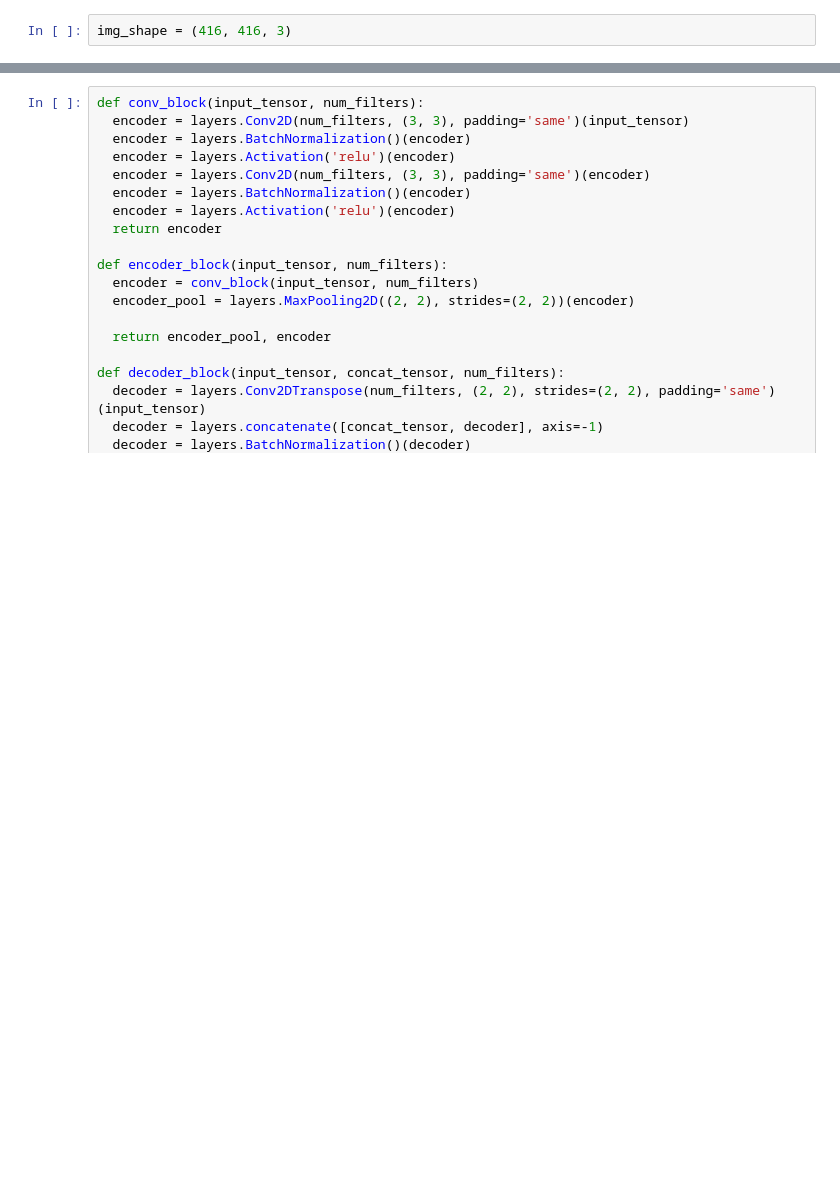
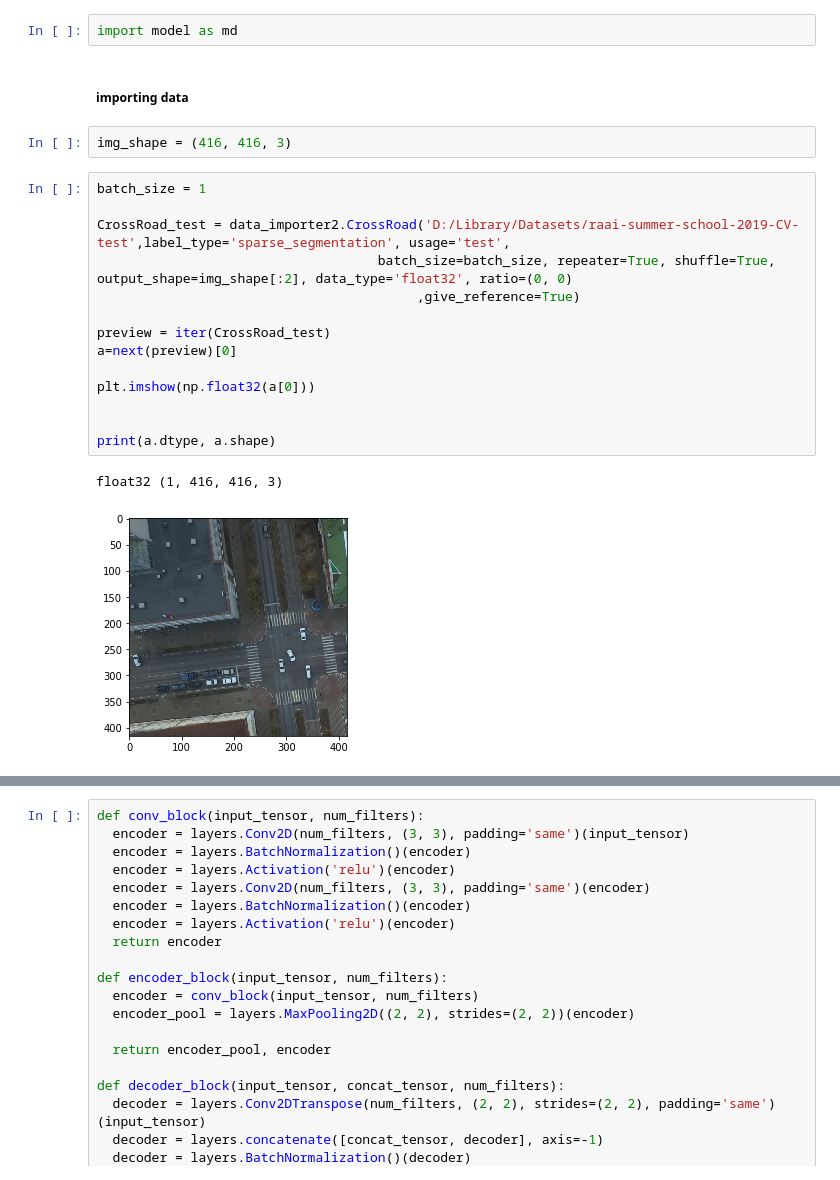
Before and after one commit to makashy/RAAI-CDS-Hackathon, a Jupyter notebook: U-Net.ipynb, the cells around one changed output, grey strips where cells are left out. Saved outputs shown, nothing was run; the diff lists cells and outputs as text; blank space fills up the shorter version.

```diff
--- a/U-Net.ipynb
+++ b/U-Net.ipynb
@@ -6,3 +40,24 @@ import numpy as np
+# %%
+import model as md
+# %% [markdown]
+##### importing data
 # %%
 img_shape = (416, 416, 3)
+# %%
+batch_size = 1
+
+CrossRoad_test = data_importer2.CrossRoad('D:/Library/Datasets/raai-summer-school-2019-CV-test',label_type='sparse_segmentation', usage='test',
+                                    batch_size=batch_size, repeater=True, shuffle=True, output_shape=img_shape[:2], data_type='float32', ratio=(0, 0)
+                                         ,give_reference=True)
+
+preview = iter(CrossRoad_test)
+a=next(preview)[0]
+
+plt.imshow(np.float32(a[0]))
+
+
+print(a.dtype, a.shape)
+# %% [output]
+float32 (1, 416, 416, 3)
+[figure, added]
 # %%
```
Also changed, not shown: parts of 43 cells of this notebook, 5 other files.
